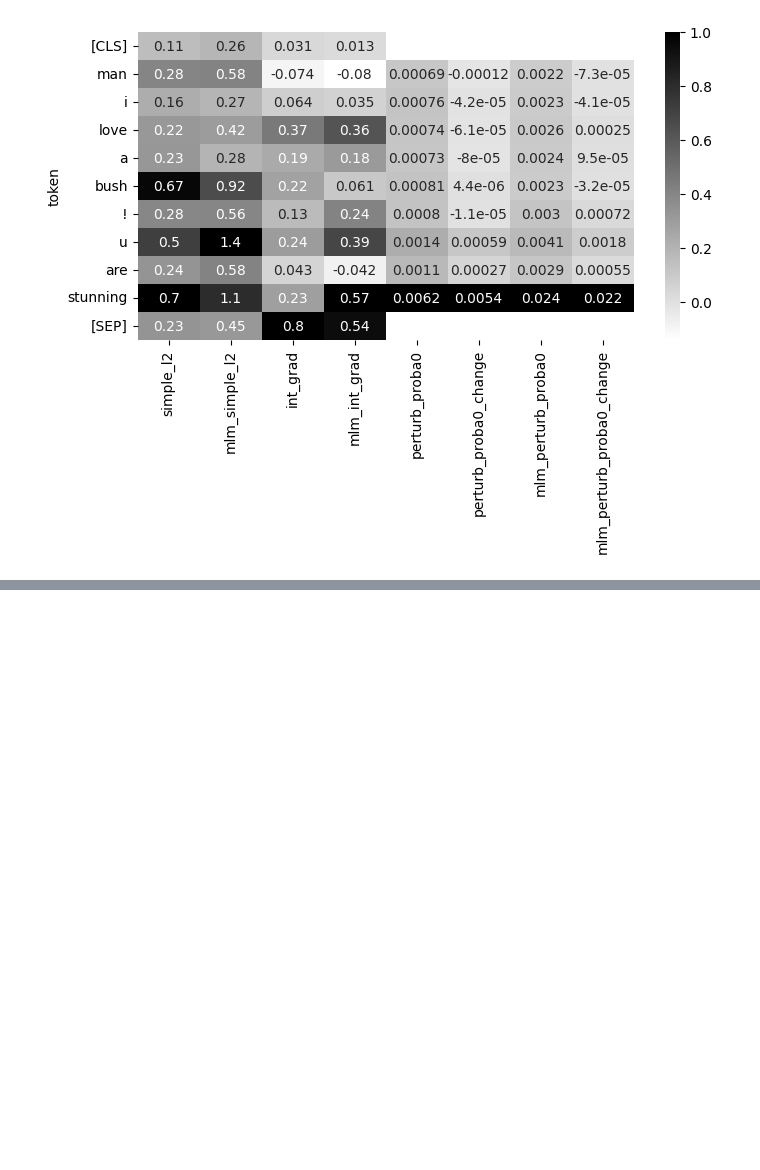
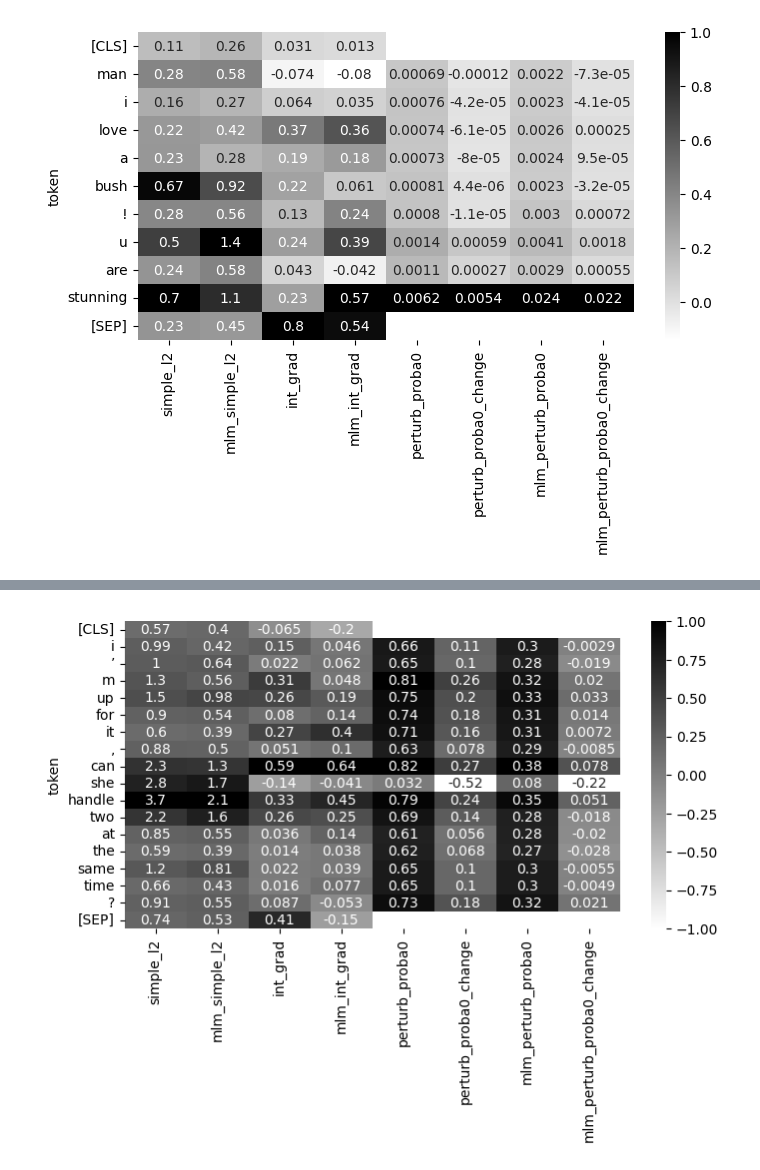
Before and after one commit to vincent-utexas/innuendo-analysis, a Jupyter notebook: evaluation/heatmap.ipynb, the cells around one changed output, grey strips where cells are left out. Saved outputs shown, nothing was run; the diff lists cells and outputs as text; code cells hidden in the pictures; blank space fills up the shorter version.

```diff
--- a/evaluation/heatmap.ipynb
+++ b/evaluation/heatmap.ipynb
@@ -76,0 +90,4 @@ plot_heatmap(df3)
+# %%
+plot_heatmap(new_df1)
+# %% [output]
+[figure, added]
```
Also changed, not shown: parts of 5 cells of this notebook.
